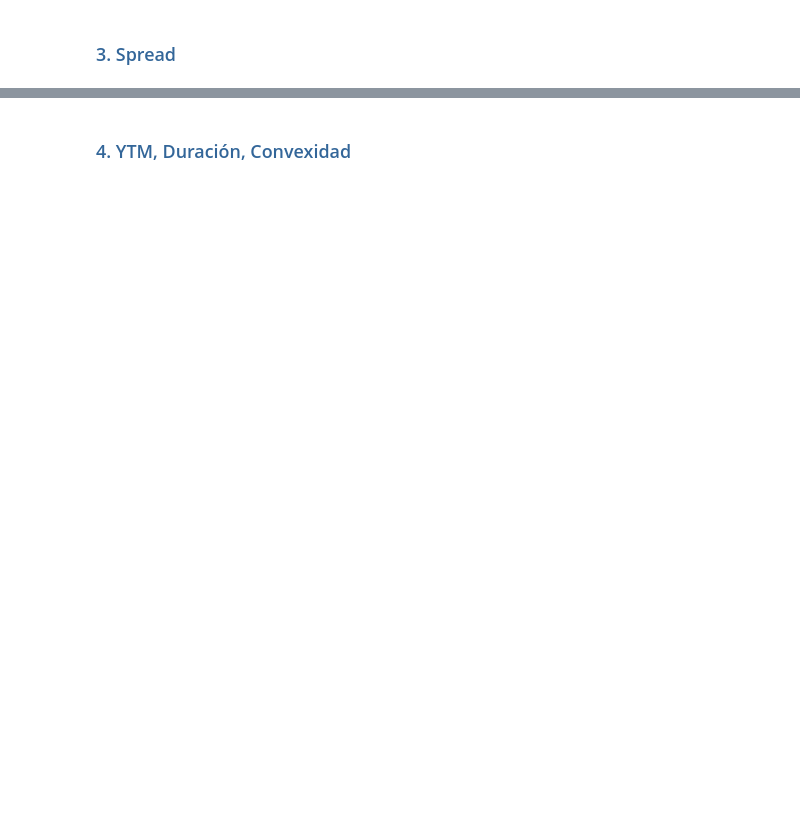
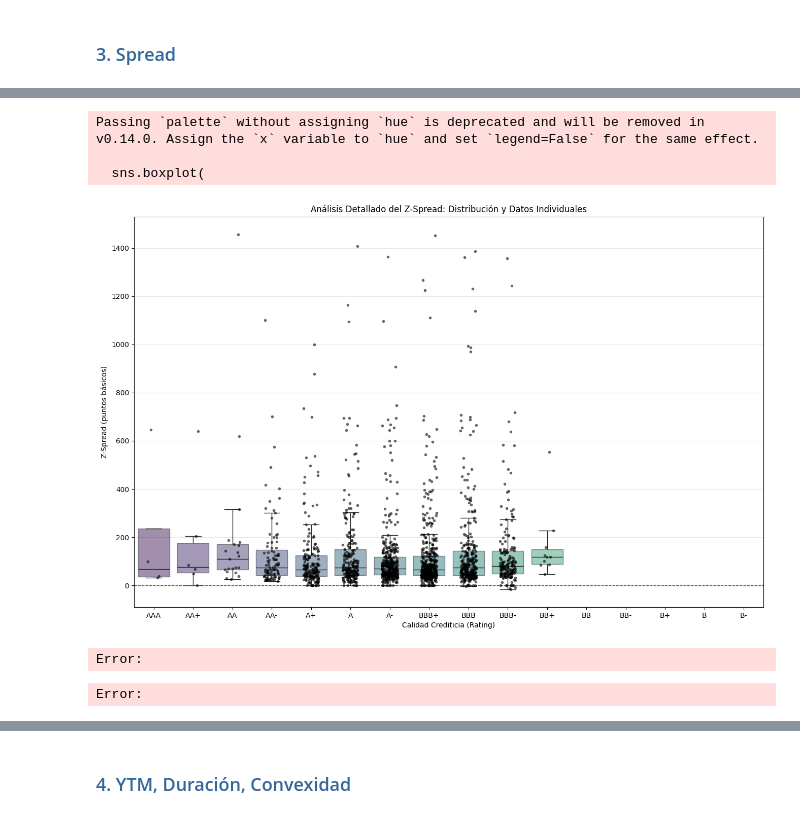
Before and after one commit to Juanjod54/MIAX_TB2.1, a Jupyter notebook: src/TallerRF_AnálisisCartera_Enunciado.ipynb, the cells around one changed output, grey strips where cells are left out. Saved outputs shown, nothing was run; the diff lists cells and outputs as text; code cells hidden in the pictures; blank space fills up the shorter version.

```diff
--- a/src/TallerRF_AnálisisCartera_Enunciado.ipynb
+++ b/src/TallerRF_AnálisisCartera_Enunciado.ipynb
@@ -749,0 +822,57 @@ simulation.calculate_z_spreads(fecha_valor, universo_evaluado, curva)
+# %%
+
+# --- 1. Verificar el tamaño de la muestra por rating ---
+# Esto nos dirá por qué faltan categorías y si alguna tiene muy pocos datos.
+print("--- Cantidad de Bonos por Rating en tu Universo ---")
+conteo_ratings = universo_evaluado['Rating'].value_counts().reindex(rating_order).fillna(0)
+print(conteo_ratings)
+print("---------------------------------------------------")
+
+
+# --- 2. Visualización Mejorada: Boxplot + Stripplot ---
+plt.figure(figsize=(16, 10))
+
+# Definimos el orden (el mismo de antes)
+rating_order = [
+    'AAA', 'AA+', 'AA', 'AA-', 'A+', 'A', 'A-',
+    'BBB+', 'BBB', 'BBB-', 'BB+', 'BB', 'BB-', 'B+', 'B', 'B-'
+]
+
+# Eliminamos los datos con más de 1500 puntos básicos
+df_plot_clean = universo_evaluado[universo_evaluado['Z Spread'] < 1500].copy()
+
+# A. BOXPLOT (El resumen estadístico)
+# Lo hacemos más transparente (alpha=0.5) para que no tape los puntos
+sns.boxplot(
+    x='Rating',
+    y='Z Spread',
+    data=df_plot_clean,
+    order=rating_order,
+    palette="viridis",
+    boxprops=dict(alpha=0.5), # Transparencia
+    showfliers=False # No mostramos los outliers del boxplot, los veremos con el stripplot
+)
+
+# B. STRIPPLOT (La "verdad" de los datos crudos)
+# Pone un puntito por cada bono real. 'jitter' los dispersa un poco para que no se monten.
+sns.stripplot(
+    x='Rating',
+    y='Z Spread',
+    data=df_plot_clean,
+    order=rating_order,
+    color='black', # Puntos negros para contraste
+    alpha=0.6,     # Un poco transparentes
+    jitter=0.2,    # Dispersión horizontal
+    size=4         # Tamaño del punto
+)
+
+plt.title('Análisis Detallado del Z-Spread: Distribución y Datos Individuales')
+plt.ylabel('Z-Spread (puntos básicos)')
+plt.xlabel('Calidad Crediticia (Rating)')
+plt.grid(True, alpha=0.3, axis='y')
+
+# Añadimos una línea roja en 0 como referencia
+plt.axhline(y=0, color='r', linestyle='--', linewidth=1)
+
+plt.show()
+# %% [output]
@@ -749,0 +899,6 @@ simulation.calculate_z_spreads(fecha_valor, universo_evaluado, curva)
+Passing `palette` without assigning `hue` is deprecated and will be removed in v0.14.0. Assign the `x` variable to `hue` and set `legend=False` for the same effect.
+
+  sns.boxplot(
+[figure, added]
+Error:
+Error:
```
Also changed, not shown: parts of 55 cells of this notebook.
